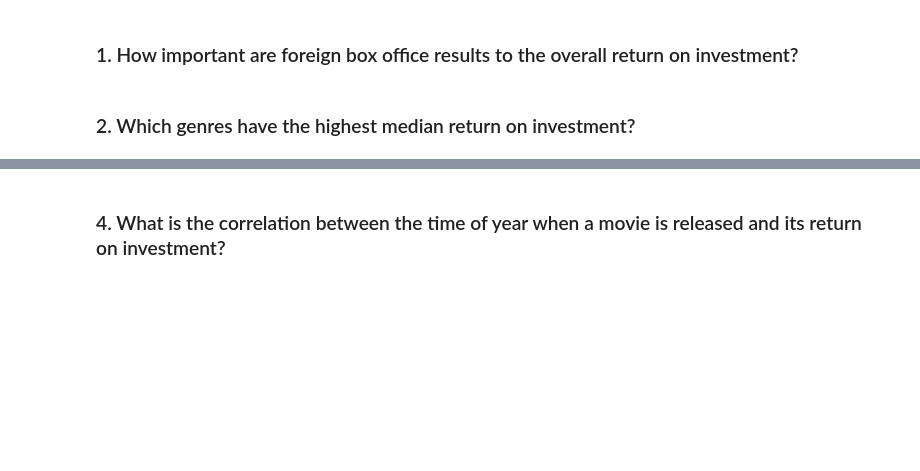
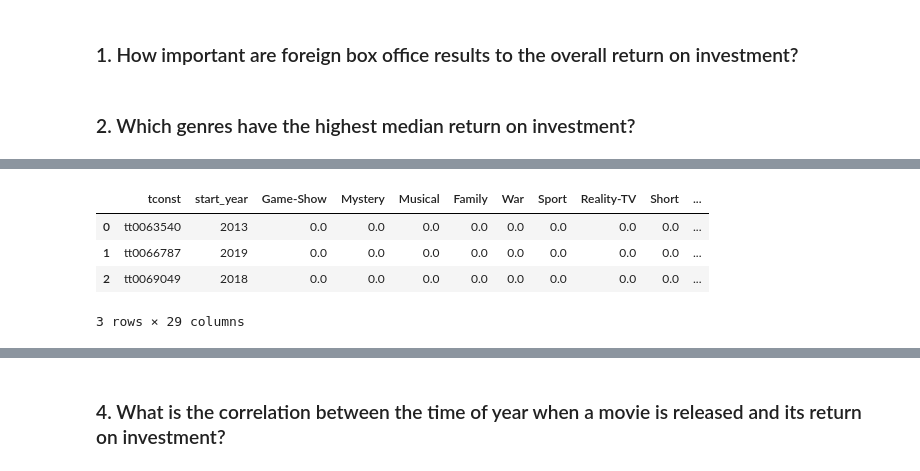
Before and after one commit to tjkyner/flatiron-ds-phase-1-project, a Jupyter notebook: notebooks/analysis.ipynb, the cells around one changed output, grey strips where cells are left out. Saved outputs shown, nothing was run; the diff lists cells and outputs as text; code cells hidden in the pictures; blank space fills up the shorter version.

```diff
--- a/notebooks/analysis.ipynb
+++ b/notebooks/analysis.ipynb
@@ -22,0 +39,13 @@ Answering the following questions will help form and provide evidence for my ult
+# %%
+cols_to_drop = ['primary_title', 'original_title', 'runtime_minutes', 'averagerating', 'numvotes',
+                'release_date', 'release_year', 'movie', 'production_budget', 'domestic_gross',
+                'foreign_gross', 'worldwide_gross']
+
+df_genre_trends = df_merged_final.drop(columns=cols_to_drop)
+df_genre_trends.head(3)
+# %% [output]
+|  | tconst | start_year | Game-Show | Mystery | Musical | Family | War | Sport | Reality-TV | Short | ... |
+| 0 | tt0063540 | 2013 | 0.0 | 0.0 | 0.0 | 0.0 | 0.0 | 0.0 | 0.0 | 0.0 | ... |
+| 1 | tt0066787 | 2019 | 0.0 | 0.0 | 0.0 | 0.0 | 0.0 | 0.0 | 0.0 | 0.0 | ... |
+| 2 | tt0069049 | 2018 | 0.0 | 0.0 | 0.0 | 0.0 | 0.0 | 0.0 | 0.0 | 0.0 | ... |
+3 rows × 29 columns
```
Also changed, not shown: parts of 14 cells of this notebook.
